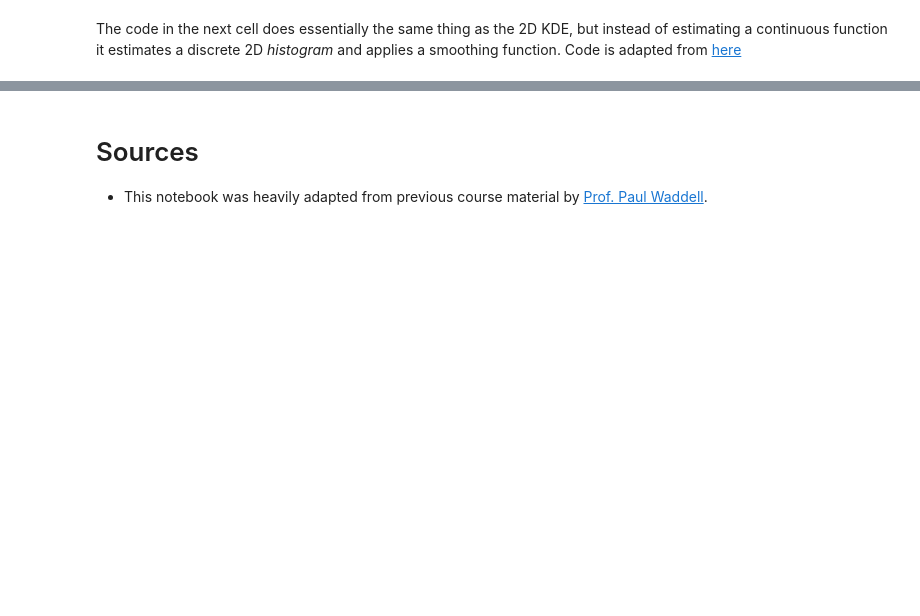
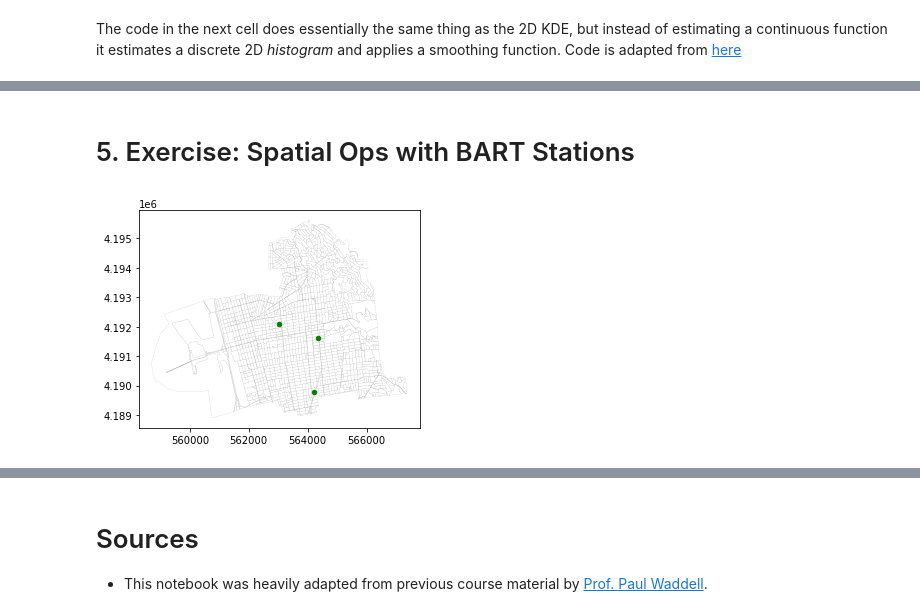
Before and after one commit to daisybellelewis/CYPLAN255, a Jupyter notebook: notebooks/lecture_14_geospatial_data_analysis.ipynb, the cells around one changed output, grey strips where cells are left out. Saved outputs shown, nothing was run; the diff lists cells and outputs as text; code cells hidden in the pictures; blank space fills up the shorter version.

```diff
--- a/notebooks/lecture_14_geospatial_data_analysis.ipynb
+++ b/notebooks/lecture_14_geospatial_data_analysis.ipynb
@@ -246,0 +348,11 @@ heatmap(geovandalism_proj_blocks, bins=190, smoothing=5)
+# %% [markdown]
+# 5. Exercise: Spatial Ops with BART Stations
+# %%
+bart = gpd.read_file("http://stacks.stanford.edu/file/druid:sp464ds6332/data.zip")
+# %%
+bart_proj = bart.to_crs(blocks_proj.crs)
+bart_berkeley = gpd.sjoin(bart_proj, blocks_proj, how="inner", op='intersects')
+base = blocks_proj.plot(color='white', edgecolor='gray', linewidth=.1)
+bart_berkeley.plot(ax=base, color='green', markersize = 20);
+# %% [output]
+[figure, added]
```
Also changed, not shown: parts of 59 cells of this notebook.
